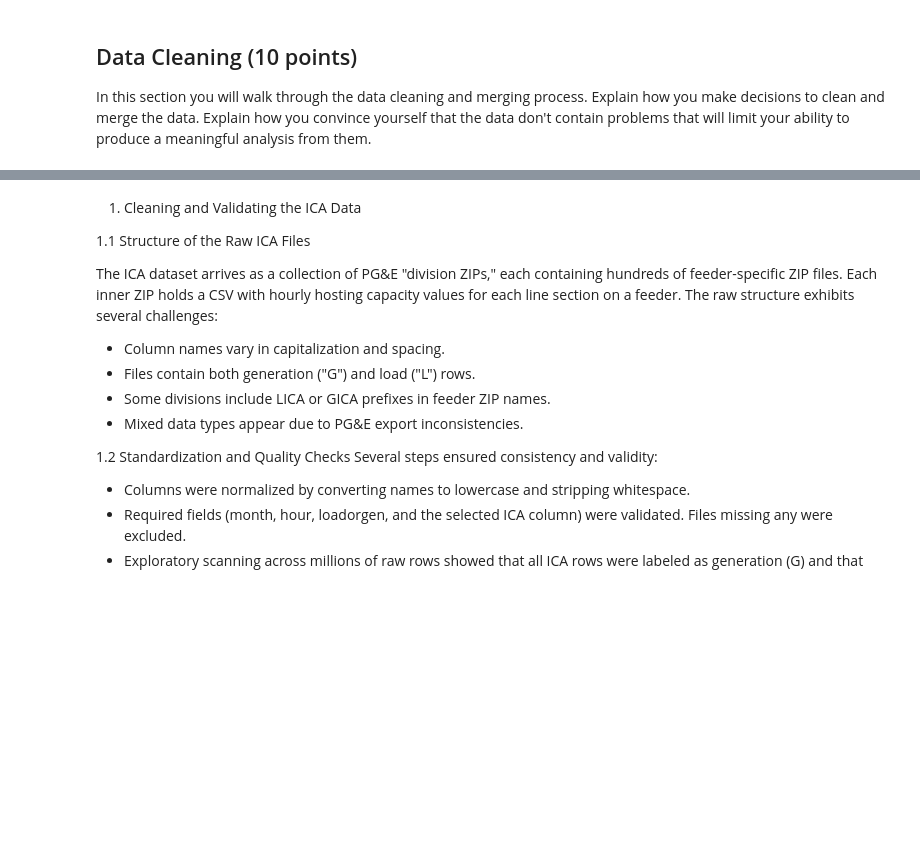
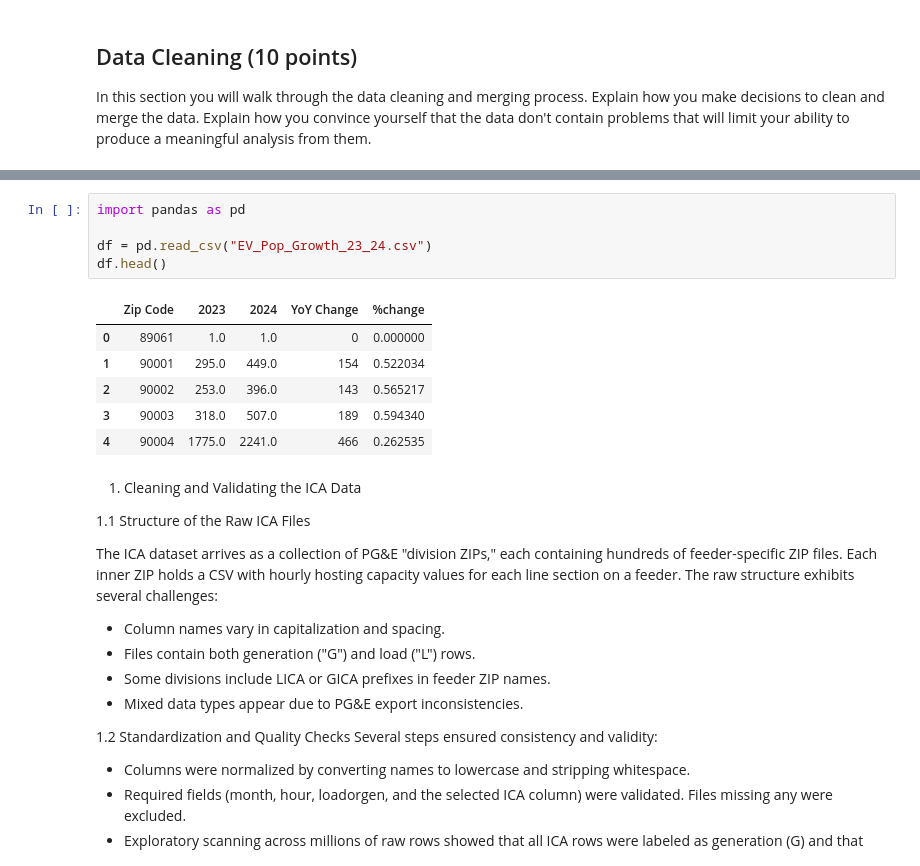
Before and after one commit to Brookeeichen/Predicted-Feeder-Congestion, a Jupyter notebook: FinalProjectTemplate_2025.ipynb, the cells around one changed output, grey strips where cells are left out. Cells and saved outputs as stored; diff of their text form; blank space fills up the shorter version.

```diff
--- a/FinalProjectTemplate_2025.ipynb
+++ b/FinalProjectTemplate_2025.ipynb
@@ -206,3 +244,15 @@ In this section you will walk through the data cleaning and merging process.  Ex
+# %%
+import pandas as pd
+
+df = pd.read_csv("EV_Pop_Growth_23_24.csv")
+df.head()
+# %% [output]
+|  | Zip Code | 2023 | 2024 | YoY Change | %change |
+| 0 | 89061 | 1.0 | 1.0 | 0 | 0.000000 |
+| 1 | 90001 | 295.0 | 449.0 | 154 | 0.522034 |
+| 2 | 90002 | 253.0 | 396.0 | 143 | 0.565217 |
+| 3 | 90003 | 318.0 | 507.0 | 189 | 0.594340 |
+| 4 | 90004 | 1775.0 | 2241.0 | 466 | 0.262535 |
 # %% [markdown]
 1. Cleaning and Validating the ICA Data
 
```
Also changed, not shown: parts of 4 cells of this notebook.
